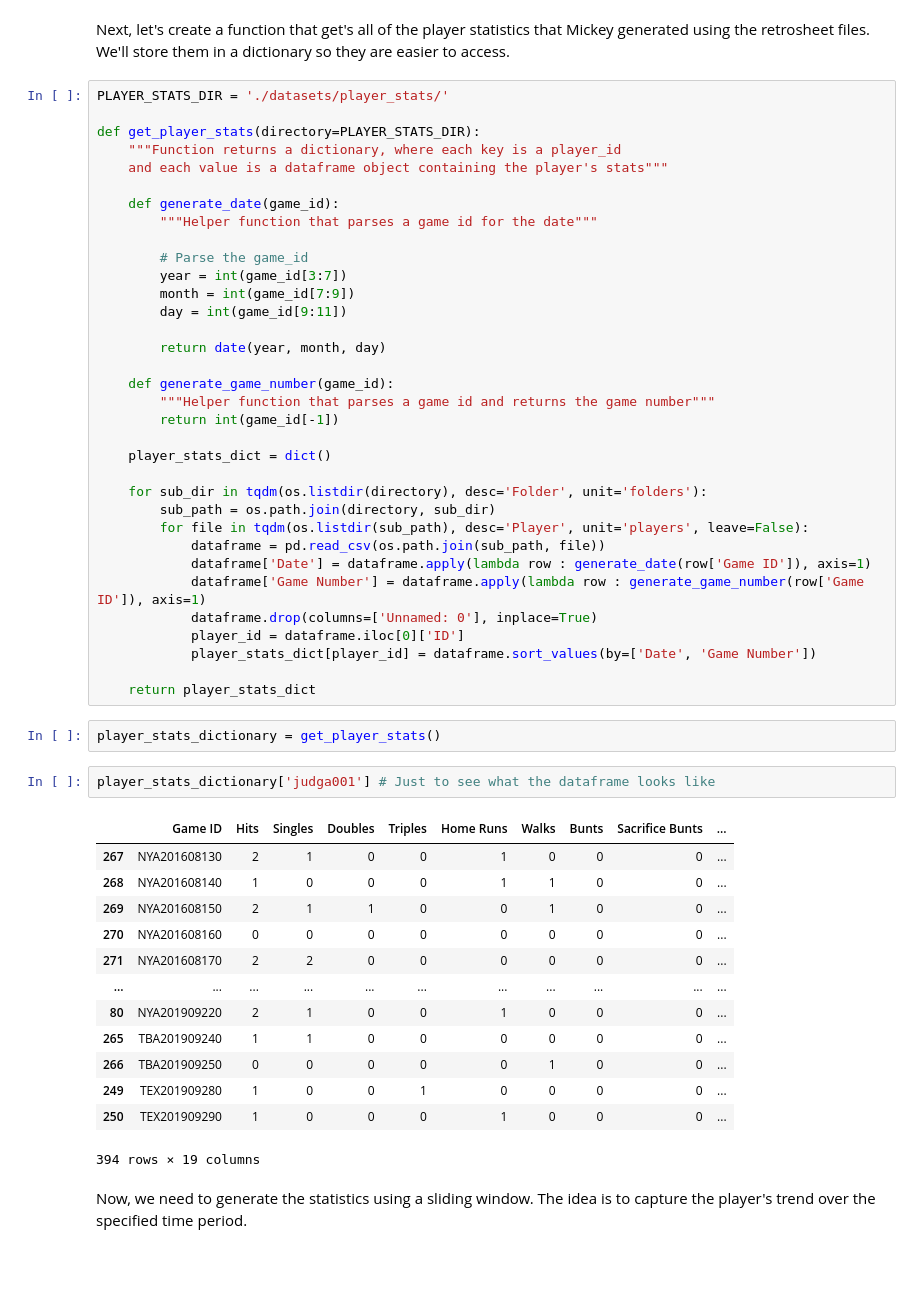
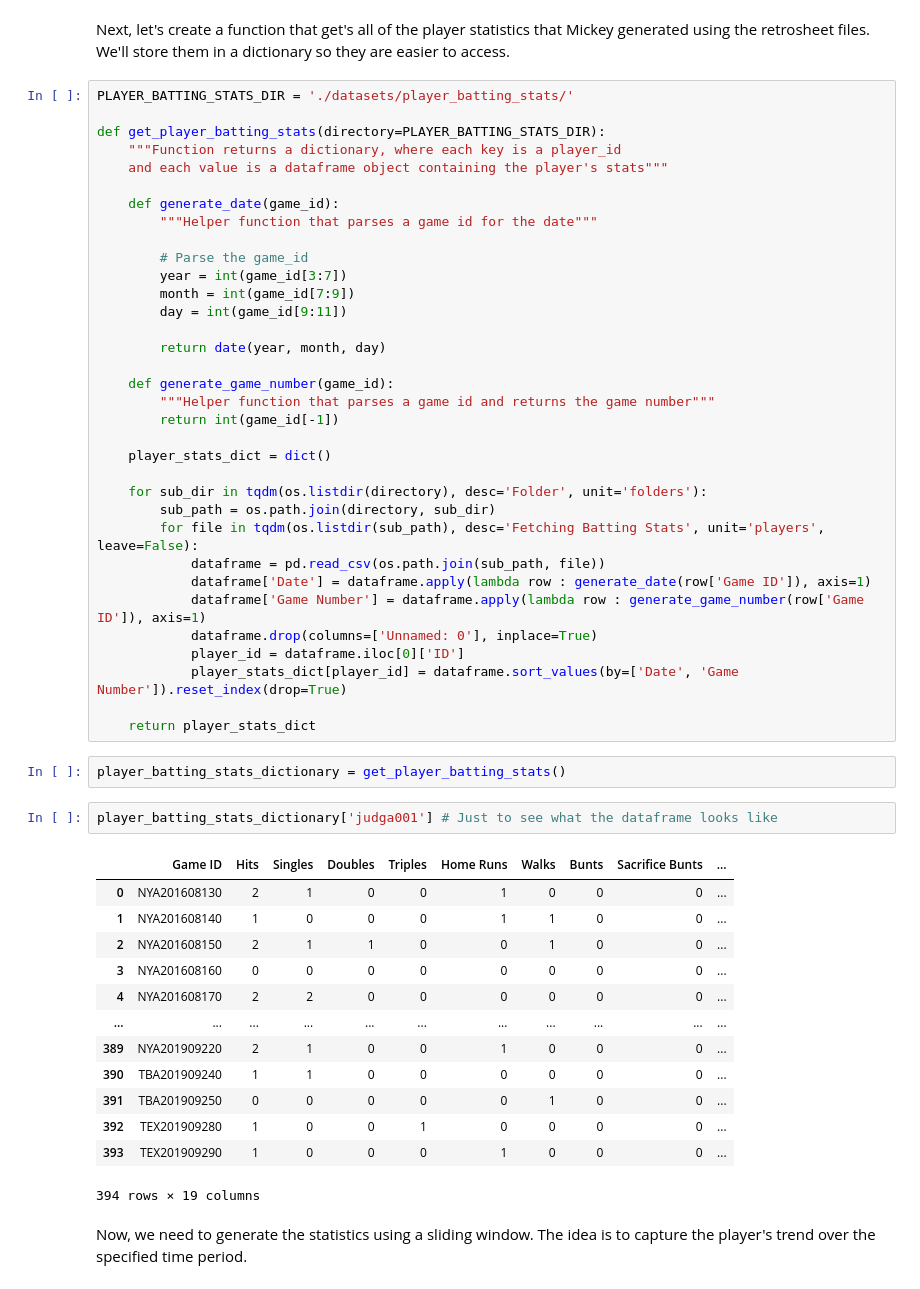
Before and after one commit to samkasbawala/sdp_team_32, a Jupyter notebook: deep_learning.ipynb, the cells around one changed output. Cells and saved outputs as stored; diff of their text form.

```diff
--- a/deep_learning.ipynb
+++ b/deep_learning.ipynb
@@ -331,9 +330,9 @@ get_starting_lineups()
 # %% [markdown]
 Next, let's create a function that get's all of the player statistics that Mickey generated using the retrosheet files. We'll store them in a dictionary so they are easier to access.
 # %%
-PLAYER_STATS_DIR = './datasets/player_stats/'
+PLAYER_BATTING_STATS_DIR = './datasets/player_batting_stats/'
 
-def get_player_stats(directory=PLAYER_STATS_DIR):
+def get_player_batting_stats(directory=PLAYER_BATTING_STATS_DIR):
     """Function returns a dictionary, where each key is a player_id
     and each value is a dataframe object containing the player's stats"""
 
@@ -355,32 +354,32 @@ def get_player_stats(directory=PLAYER_STATS_DIR):
 
     for sub_dir in tqdm(os.listdir(directory), desc='Folder', unit='folders'):
         sub_path = os.path.join(directory, sub_dir)
-        for file in tqdm(os.listdir(sub_path), desc='Player', unit='players', leave=False):
+        for file in tqdm(os.listdir(sub_path), desc='Fetching Batting Stats', unit='players', leave=False):
             dataframe = pd.read_csv(os.path.join(sub_path, file))
             dataframe['Date'] = dataframe.apply(lambda row : generate_date(row['Game ID']), axis=1)
             dataframe['Game Number'] = dataframe.apply(lambda row : generate_game_number(row['Game ID']), axis=1)
             dataframe.drop(columns=['Unnamed: 0'], inplace=True)
             player_id = dataframe.iloc[0]['ID']
-            player_stats_dict[player_id] = dataframe.sort_values(by=['Date', 'Game Number'])
+            player_stats_dict[player_id] = dataframe.sort_values(by=['Date', 'Game Number']).reset_index(drop=True)
 
     return player_stats_dict
-# %%
-player_stats_dictionary = get_player_stats()
+# %%
+player_batting_stats_dictionary = get_player_batting_stats()
 # %%
-player_stats_dictionary['judga001'] # Just to see what the dataframe looks like
+player_batting_stats_dictionary['judga001'] # Just to see what the dataframe looks like
 # %% [output]
 |  | Game ID | Hits | Singles | Doubles | Triples | Home Runs | Walks | Bunts | Sacrifice Bunts | ... |
-| 267 | NYA201608130 | 2 | 1 | 0 | 0 | 1 | 0 | 0 | 0 | ... |
-| 268 | NYA201608140 | 1 | 0 | 0 | 0 | 1 | 1 | 0 | 0 | ... |
-| 269 | NYA201608150 | 2 | 1 | 1 | 0 | 0 | 1 | 0 | 0 | ... |
-| 270 | NYA201608160 | 0 | 0 | 0 | 0 | 0 | 0 | 0 | 0 | ... |
-| 271 | NYA201608170 | 2 | 2 | 0 | 0 | 0 | 0 | 0 | 0 | ... |
+| 0 | NYA201608130 | 2 | 1 | 0 | 0 | 1 | 0 | 0 | 0 | ... |
+| 1 | NYA201608140 | 1 | 0 | 0 | 0 | 1 | 1 | 0 | 0 | ... |
+| 2 | NYA201608150 | 2 | 1 | 1 | 0 | 0 | 1 | 0 | 0 | ... |
+| 3 | NYA201608160 | 0 | 0 | 0 | 0 | 0 | 0 | 0 | 0 | ... |
+| 4 | NYA201608170 | 2 | 2 | 0 | 0 | 0 | 0 | 0 | 0 | ... |
 | ... | ... | ... | ... | ... | ... | ... | ... | ... | ... | ... |
-| 80 | NYA201909220 | 2 | 1 | 0 | 0 | 1 | 0 | 0 | 0 | ... |
-| 265 | TBA201909240 | 1 | 1 | 0 | 0 | 0 | 0 | 0 | 0 | ... |
-| 266 | TBA201909250 | 0 | 0 | 0 | 0 | 0 | 1 | 0 | 0 | ... |
-| 249 | TEX201909280 | 1 | 0 | 0 | 1 | 0 | 0 | 0 | 0 | ... |
-| 250 | TEX201909290 | 1 | 0 | 0 | 0 | 1 | 0 | 0 | 0 | ... |
+| 389 | NYA201909220 | 2 | 1 | 0 | 0 | 1 | 0 | 0 | 0 | ... |
+| 390 | TBA201909240 | 1 | 1 | 0 | 0 | 0 | 0 | 0 | 0 | ... |
+| 391 | TBA201909250 | 0 | 0 | 0 | 0 | 0 | 1 | 0 | 0 | ... |
+| 392 | TEX201909280 | 1 | 0 | 0 | 1 | 0 | 0 | 0 | 0 | ... |
+| 393 | TEX201909290 | 1 | 0 | 0 | 0 | 1 | 0 | 0 | 0 | ... |
 394 rows × 19 columns
 # %% [markdown]
 Now, we need to generate the statistics using a sliding window. The idea is to capture the player's trend over the specified time period.
```
Also changed, not shown: parts of 35 cells of this notebook.
